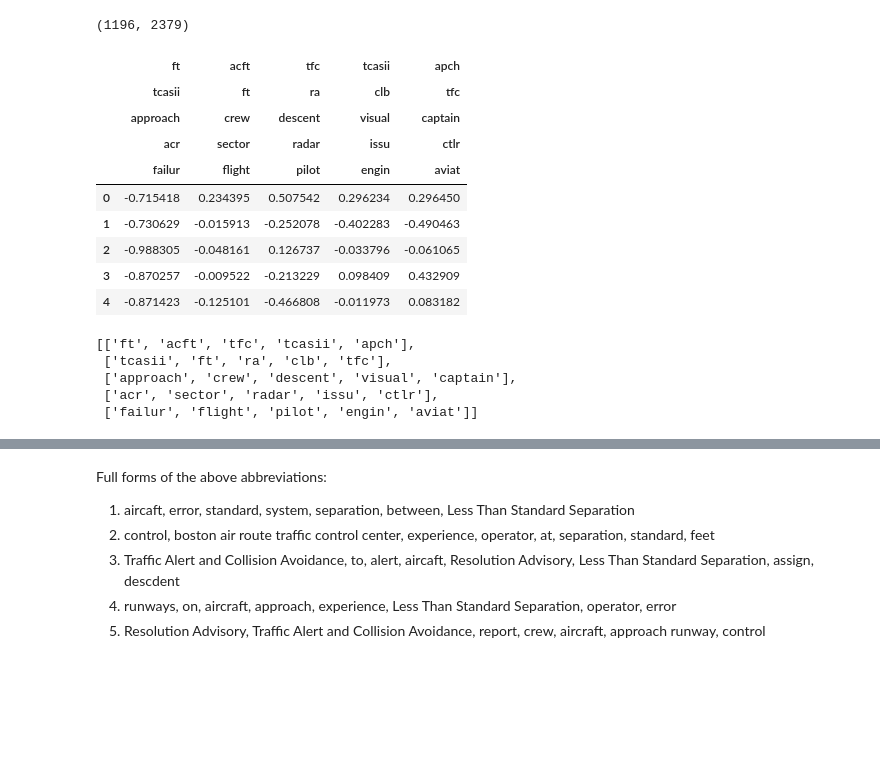
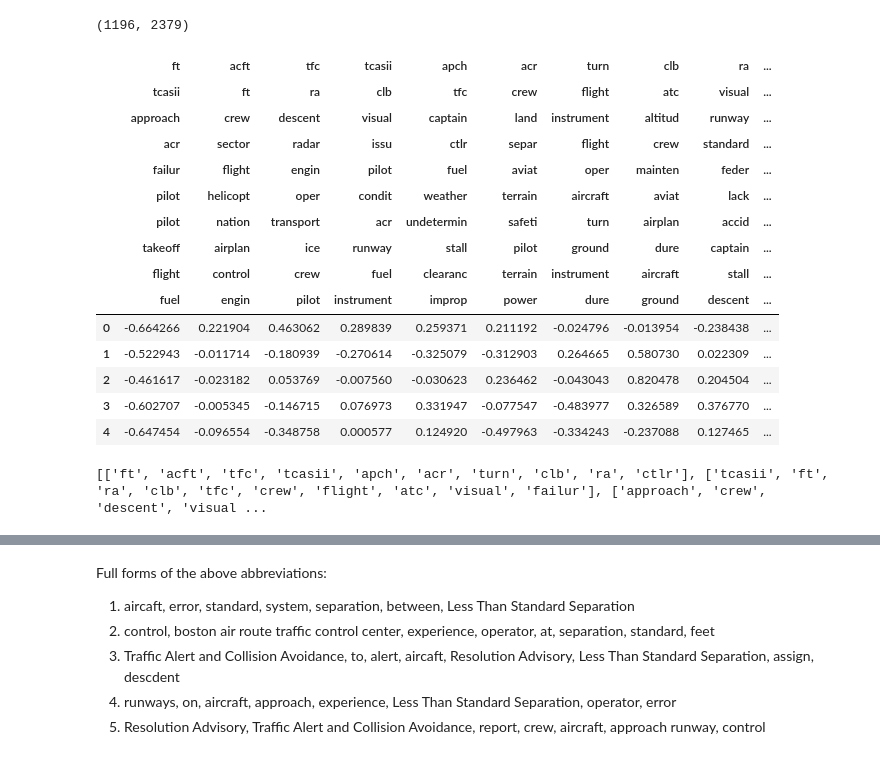
Before and after one commit to lingyigu/acas, a Jupyter notebook: src/03-Clustering.ipynb, the cells around one changed output, grey strips where cells are left out. Cells and saved outputs as stored; diff of their text form; code cells hidden in the pictures; blank space fills up the shorter version.

Commit message:
Update algorithms for k-means; save lsa results

```diff
--- a/src/03-Clustering.ipynb
+++ b/src/03-Clustering.ipynb
@@ -85,7 +85,7 @@ terms = vectorizer.get_feature_names()
 # %% [output]
 (1196, 2379)
 # %%
-svd = TruncatedSVD(n_components=5, algorithm="randomized")
+svd = TruncatedSVD(n_components=10, algorithm="randomized")
 svd_fit = svd.fit_transform(centered_dtm)
 svd_norm = Normalizer().fit_transform(svd_fit)
 
@@ -94,27 +94,28 @@ dfnorm = pd.DataFrame(svd_norm)
 # %%
 order_components = vt.argsort()[:, ::-1]
 components = []
 for i in range(vt.shape[0]):
-    label = [terms[ind] for ind in order_components[i, :5]]
+    label = [terms[ind] for ind in order_components[i, :10]]
     components.append(label)
 dfnorm.columns = components
 dfnorm.head()
 # %% [output]
-|  | ft | acft | tfc | tcasii | apch |
-|  | tcasii | ft | ra | clb | tfc |
-|  | approach | crew | descent | visual | captain |
-|  | acr | sector | radar | issu | ctlr |
-|  | failur | flight | pilot | engin | aviat |
-| 0 | -0.715418 | 0.234395 | 0.507542 | 0.296234 | 0.296450 |
-| 1 | -0.730629 | -0.015913 | -0.252078 | -0.402283 | -0.490463 |
-| 2 | -0.988305 | -0.048161 | 0.126737 | -0.033796 | -0.061065 |
-| 3 | -0.870257 | -0.009522 | -0.213229 | 0.098409 | 0.432909 |
-| 4 | -0.871423 | -0.125101 | -0.466808 | -0.011973 | 0.083182 |
+|  | ft | acft | tfc | tcasii | apch | acr | turn | clb | ra | ... |
+|  | tcasii | ft | ra | clb | tfc | crew | flight | atc | visual | ... |
+|  | approach | crew | descent | visual | captain | land | instrument | altitud | runway | ... |
+|  | acr | sector | radar | issu | ctlr | separ | flight | crew | standard | ... |
+|  | failur | flight | engin | pilot | fuel | aviat | oper | mainten | feder | ... |
+|  | pilot | helicopt | oper | condit | weather | terrain | aircraft | aviat | lack | ... |
+|  | pilot | nation | transport | acr | undetermin | safeti | turn | airplan | accid | ... |
+|  | takeoff | airplan | ice | runway | stall | pilot | ground | dure | captain | ... |
+|  | flight | control | crew | fuel | clearanc | terrain | instrument | aircraft | stall | ... |
+|  | fuel | engin | pilot | instrument | improp | power | dure | ground | descent | ... |
+| 0 | -0.664266 | 0.221904 | 0.463062 | 0.289839 | 0.259371 | 0.211192 | -0.024796 | -0.013954 | -0.238438 | ... |
+| 1 | -0.522943 | -0.011714 | -0.180939 | -0.270614 | -0.325079 | -0.312903 | 0.264665 | 0.580730 | 0.022309 | ... |
+| 2 | -0.461617 | -0.023182 | 0.053769 | -0.007560 | -0.030623 | 0.236462 | -0.043043 | 0.820478 | 0.204504 | ... |
+| 3 | -0.602707 | -0.005345 | -0.146715 | 0.076973 | 0.331947 | -0.077547 | -0.483977 | 0.326589 | 0.376770 | ... |
+| 4 | -0.647454 | -0.096554 | -0.348758 | 0.000577 | 0.124920 | -0.497963 | -0.334243 | -0.237088 | 0.127465 | ... |
-# %%
-components
-# %% [output]
-[['ft', 'acft', 'tfc', 'tcasii', 'apch'],
- ['tcasii', 'ft', 'ra', 'clb', 'tfc'],
- ['approach', 'crew', 'descent', 'visual', 'captain'],
- ['acr', 'sector', 'radar', 'issu', 'ctlr'],
- ['failur', 'flight', 'pilot', 'engin', 'aviat']]
+# %%
+print(components)
+# %% [output]
+[['ft', 'acft', 'tfc', 'tcasii', 'apch', 'acr', 'turn', 'clb', 'ra', 'ctlr'], ['tcasii', 'ft', 'ra', 'clb', 'tfc', 'crew', 'flight', 'atc', 'visual', 'failur'], ['approach', 'crew', 'descent', 'visual ...
```
Also changed, not shown: parts of 6 cells of this notebook, 1 other file.
